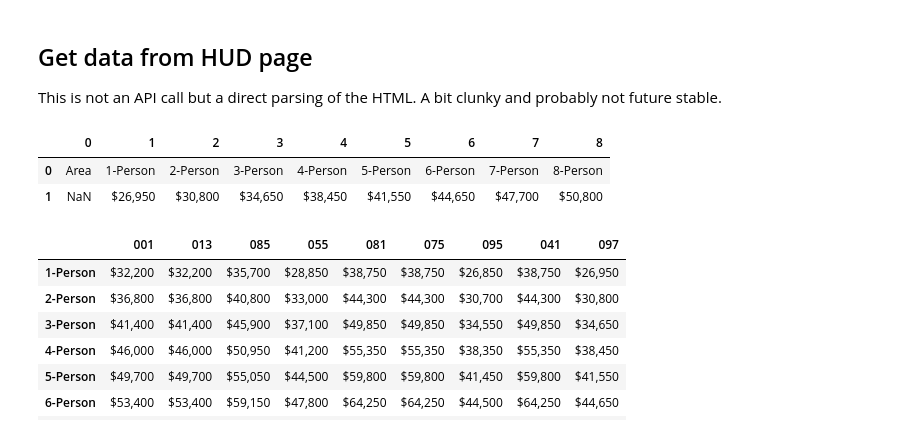
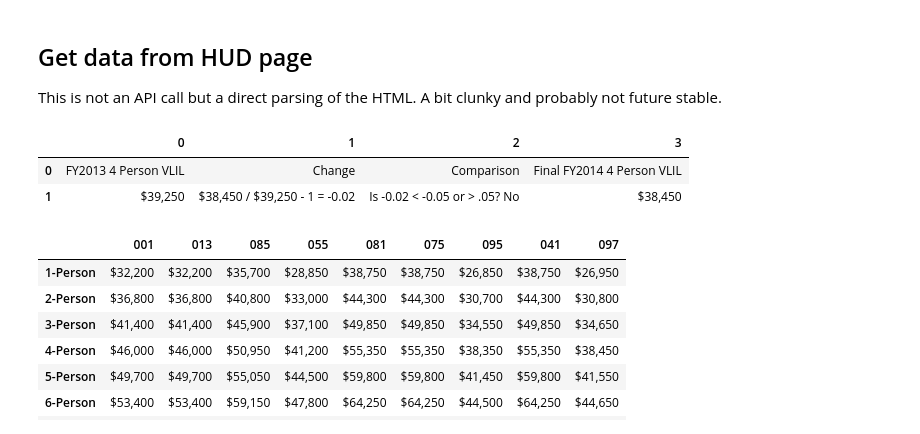
Before and after one commit to ual/bayarea_urbansim_archive, a Jupyter notebook: notebooks/HUD_Income_Limits_from_web.ipynb, the cells around one changed output. Drawn from its saved outputs; the diff is of its cells as text; code cells hidden in the pictures.

```diff
--- a/notebooks/HUD_Income_Limits_from_web.ipynb
+++ b/notebooks/HUD_Income_Limits_from_web.ipynb
@@ -49,11 +60,11 @@ for fips in bayareafips_full.keys():
         d[fips]=t[4]
     out.append(d)
 # %%
-t[5]
+t[4]
 # %% [output]
-|  | 0 | 1 | 2 | 3 | 4 | 5 | 6 | 7 | 8 |
-| 0 | Area | 1-Person | 2-Person | 3-Person | 4-Person | 5-Person | 6-Person | 7-Person | 8-Person |
-| 1 | NaN | $26,950 | $30,800 | $34,650 | $38,450 | $41,550 | $44,650 | $47,700 | $50,800 |
+|  | 0 | 1 | 2 | 3 |
+| 0 | FY2013 4 Person VLIL | Change | Comparison | Final FY2014 4 Person VLIL |
+| 1 | $39,250 | $38,450 / $39,250 - 1 = -0.02 | Is -0.02 < -0.05 or > .05? No | $38,450 |
 # %%
 cols = ['{}-Person'.format(col) for col in range(1,9)]
 
```
Also changed, not shown: parts of 5 cells of this notebook.
